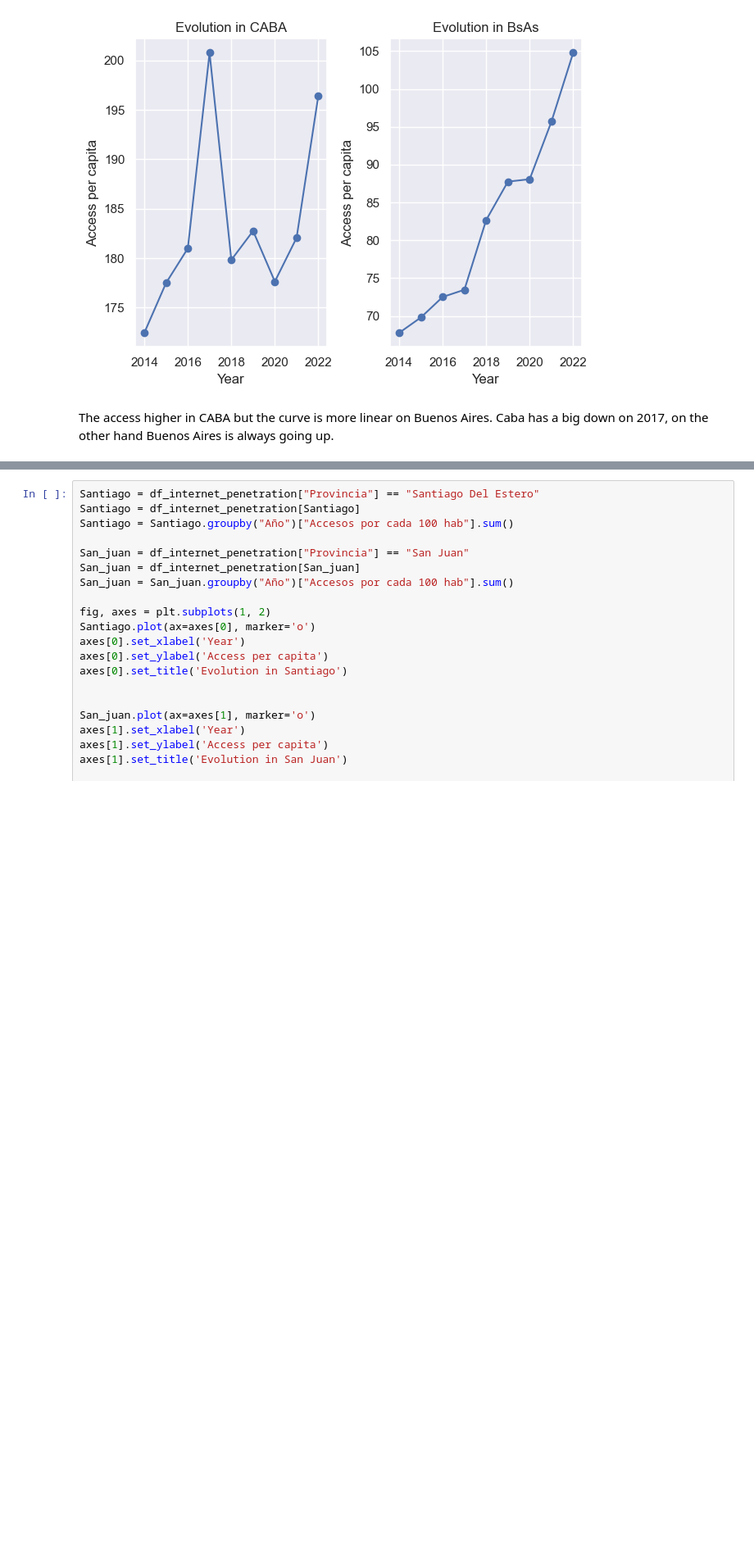
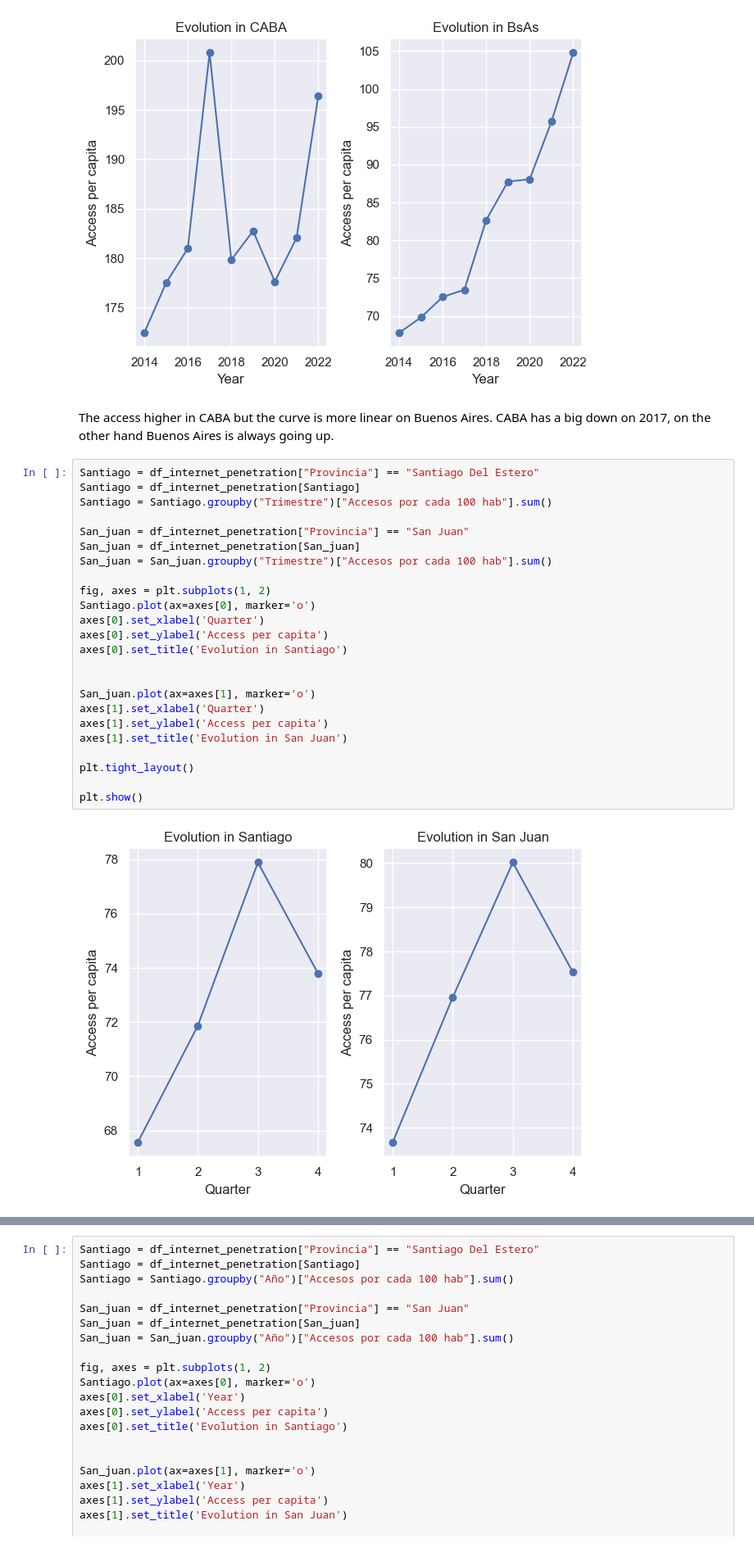
Before and after one commit to pablorobba/Data_Analyst_Telecomunication_project, a Jupyter notebook: 2 - EDA.ipynb, the cells around one changed output, grey strips where cells are left out. Shown at 82% size. Saved outputs shown, nothing was run; the diff lists cells and outputs as text; blank space fills up the shorter version.

```diff
--- a/2 - EDA.ipynb
+++ b/2 - EDA.ipynb
@@ -1034,4 +1071,30 @@ plt.show()
 # %% [output]
 [figure]
 # %% [markdown]
-The access higher in CABA but the curve is more linear on Buenos Aires. Caba has a big down on 2017, on the other hand Buenos Aires is always going up.
+The access higher in CABA but the curve is more linear on Buenos Aires. CABA has a big down on 2017, on the other hand Buenos Aires is always going up.
+# %%
+Santiago = df_internet_penetration["Provincia"] == "Santiago Del Estero"
+Santiago = df_internet_penetration[Santiago]
+Santiago = Santiago.groupby("Trimestre")["Accesos por cada 100 hab"].sum()
+
+San_juan = df_internet_penetration["Provincia"] == "San Juan"
+San_juan = df_internet_penetration[San_juan]
+San_juan = San_juan.groupby("Trimestre")["Accesos por cada 100 hab"].sum()
+
+fig, axes = plt.subplots(1, 2)
+Santiago.plot(ax=axes[0], marker='o')
+axes[0].set_xlabel('Quarter')
+axes[0].set_ylabel('Access per capita')
+axes[0].set_title('Evolution in Santiago')
+
+
+San_juan.plot(ax=axes[1], marker='o')
+axes[1].set_xlabel('Quarter')
+axes[1].set_ylabel('Access per capita')
+axes[1].set_title('Evolution in San Juan')
+
+plt.tight_layout()
+
+plt.show()
+# %% [output]
+[figure, added]
```
Also changed, not shown: parts of 14 cells of this notebook, 5 other files.
